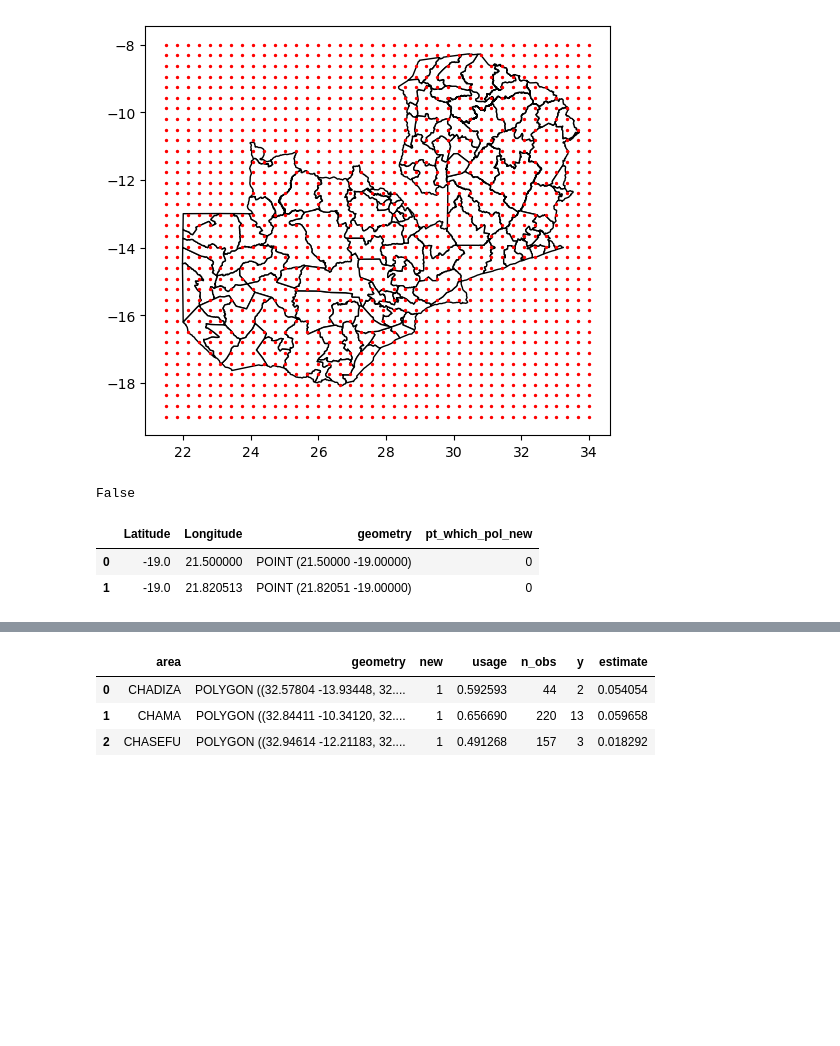
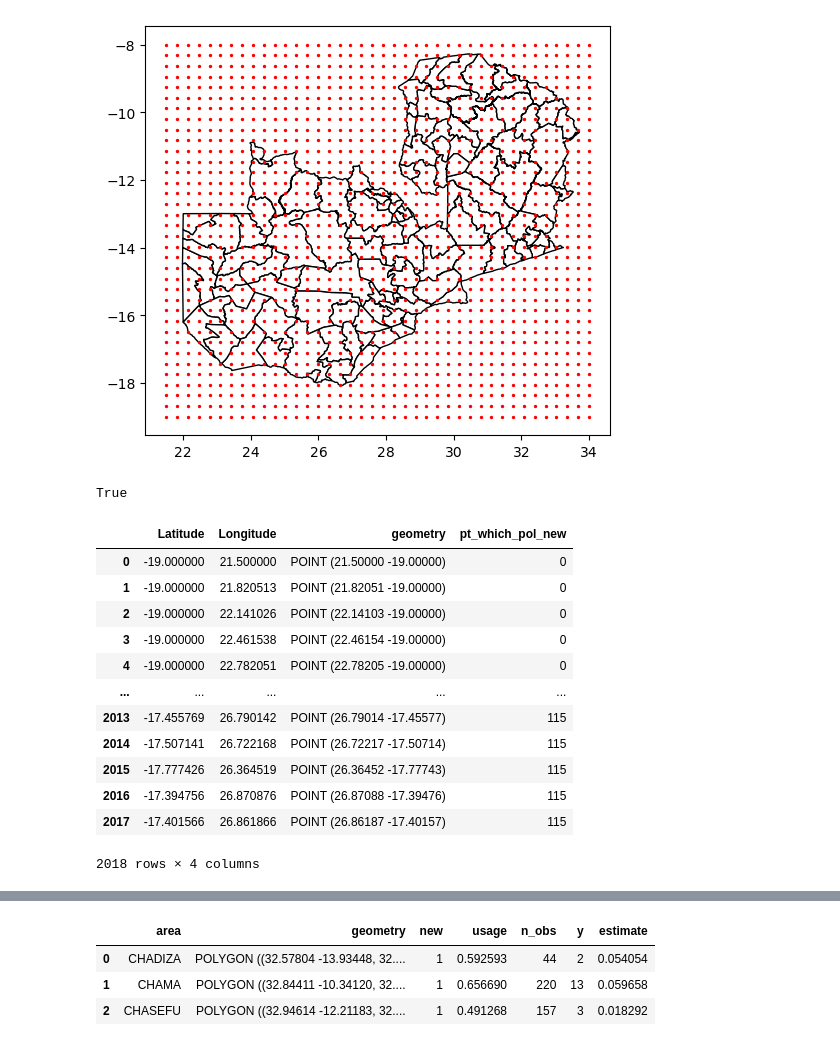
Before and after one commit to selenalinden/aggVAE, a Jupyter notebook: aggVAE_long.ipynb, the cells around one changed output, grey strips where cells are left out. Cells and saved outputs as stored; diff of their text form; code cells hidden in the pictures; blank space fills up the shorter version.

```diff
--- a/aggVAE_long.ipynb
+++ b/aggVAE_long.ipynb
@@ -354,11 +430,22 @@ def pol_pts(shape, grid_pts):
 # %%
-pol_pt_new, pt_which_pol_new = pol_pts(s_new, grid_pts)
+pol_pt_new, pt_which_pol_new, grid_pts_new = pol_pts(s_new, grid_pts, min_pts=10)
 pol_sums_new = np.sum(pol_pt_new, axis=1) # how many points in each polygon
-print(all(item > 0 for item in pol_sums_new)) # in each polygon there is at least one point
-grid_pts['pt_which_pol_new'] = pt_which_pol_new
-grid_pts.head(2)
+# print(all(item > 0 for item in pol_sums_new)) # in each polygon there is at least one point
+print(all(item >= 10 for item in pol_sums_new)) # in each polygon there is at least 10 points
+grid_pts_new['pt_which_pol_new'] = pt_which_pol_new
+grid_pts_new
 # %% [output]
-False
+True
 |  | Latitude | Longitude | geometry | pt_which_pol_new |
-| 0 | -19.0 | 21.500000 | POINT (21.50000 -19.00000) | 0 |
-| 1 | -19.0 | 21.820513 | POINT (21.82051 -19.00000) | 0 |
+| 0 | -19.000000 | 21.500000 | POINT (21.50000 -19.00000) | 0 |
+| 1 | -19.000000 | 21.820513 | POINT (21.82051 -19.00000) | 0 |
+| 2 | -19.000000 | 22.141026 | POINT (22.14103 -19.00000) | 0 |
+| 3 | -19.000000 | 22.461538 | POINT (22.46154 -19.00000) | 0 |
+| 4 | -19.000000 | 22.782051 | POINT (22.78205 -19.00000) | 0 |
+| ... | ... | ... | ... | ... |
+| 2013 | -17.455769 | 26.790142 | POINT (26.79014 -17.45577) | 115 |
+| 2014 | -17.507141 | 26.722168 | POINT (26.72217 -17.50714) | 115 |
+| 2015 | -17.777426 | 26.364519 | POINT (26.36452 -17.77743) | 115 |
+| 2016 | -17.394756 | 26.870876 | POINT (26.87088 -17.39476) | 115 |
+| 2017 | -17.401566 | 26.861866 | POINT (26.86187 -17.40157) | 115 |
+2018 rows × 4 columns
```
Also changed, not shown: parts of 8 cells of this notebook.
